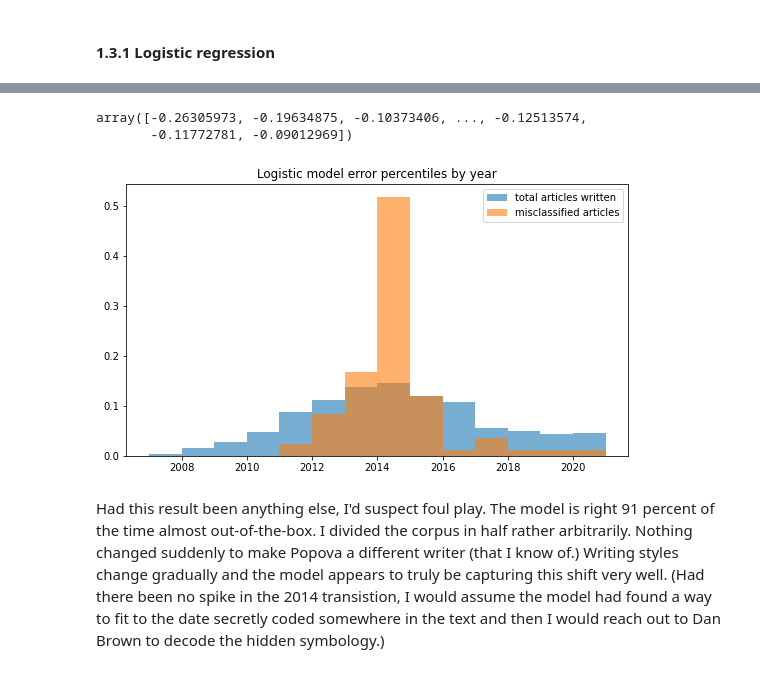
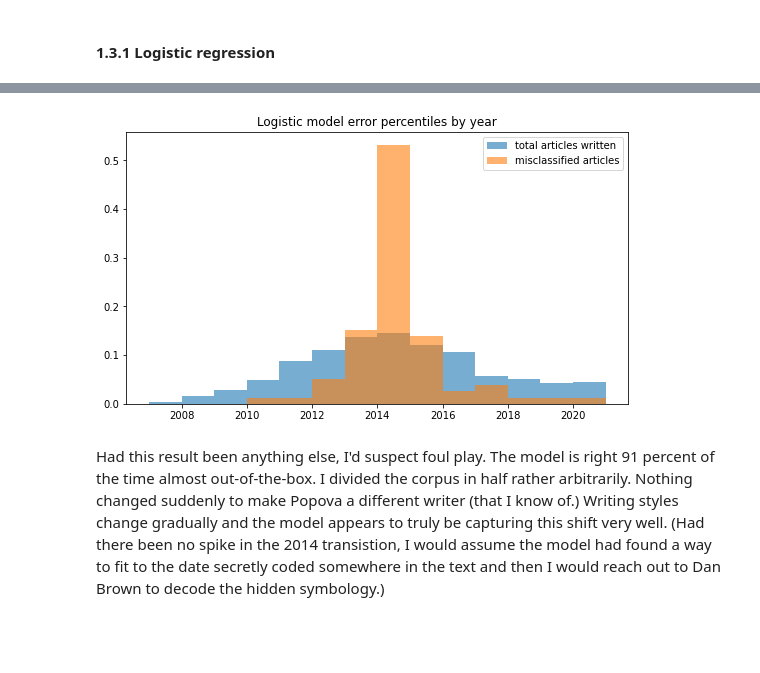
Before and after one commit to konstanzer/brainpickings-nlp, a Jupyter notebook: my_nlp.ipynb, the cells around one changed output, grey strips where cells are left out. Drawn from its saved outputs; the diff is of its cells as text; code cells hidden in the pictures; blank space fills up the shorter version.

```diff
--- a/my_nlp.ipynb
+++ b/my_nlp.ipynb
@@ -65,18 +67,14 @@ df2=df2.reset_index(drop=True)
 # %%
-#the corpus includes all articles including titles
-documents = df2.title + df2.content
+#the corpus will include articles and their titles
+documents = df.title + df.content
-# %%
-#cleaning
-documents = documents.str.lower()
-documents = documents.str.replace(',','') # this keeps numbers together
-documents = documents.str.replace('[^\w\s]',' ') # apostrophes divide a word, which works with nltk.stopwords
 # %% [markdown]
 ### 1.2 Feature Extraction with Tf-Idf vectorizer
 # %%
 TFIDF = TfidfVectorizer(strip_accents="unicode",
-                             min_df=75, #this makes like 3 fewer errors than the 25000 vocab model
-                             max_df=.75,
-                             stop_words='english') #ngram_range=(1,2)
+                        min_df=70,
+                        max_df=.70,
+                        stop_words='english',
+                        ngram_range=(1,2))
 X = TFIDF.fit_transform(documents)
 X
 # %% [output]
@@ -93,5 +95,8 @@ y = df2.early
 # %% [markdown]
 ### 1.3 Modeling
+# %%
+X = StandardScaler().fit_transform(X.todense())
+y = df.early
 # %%
 X_train, X_test, y_train, y_test = train_test_split(X, y, test_size=0.2,
                                                     stratify=y, random_state=36)
@@ -137,9 +162,3 @@ array([  1,   5,  22,  33,  35,  45,  50,  51,  71,  77,  89, 106, 107,
-# %%
-X_errors = X_test[errors]
-X_errors[9]
-# %% [output]
-array([-0.26305973, -0.19634875, -0.10373406, ..., -0.12513574,
-       -0.11772781, -0.09012969])
 # %%
 errors_ix=[]
 #this finally worked, phew
@@ -149,15 +168,15 @@ for ix, x1 in enumerate(X):
             errors_ix.append(ix)
 # %%
 #yeah! errorframe
-error_df = df2.iloc[errors_ix]
+error_df = df.iloc[errors_ix]
 
 f,ax = plt.subplots(figsize=(9,5))
-ax.hist(df2.date.dt.year, alpha=.6, density=True, bins=14, label="total articles written")
-ax.hist(error_df.date.dt.year, alpha=.6, density=True, bins=10, label="misclassified articles")
+ax.hist(df.date.dt.year, alpha=.6, density=True, bins=14, label="total articles written")
+ax.hist(error_df.date.dt.year, alpha=.6, density=True, bins=11, label="misclassified articles")
 ax.set_title("Logistic model error percentiles by year")
 ax.legend();
 # %% [output]
-[figure, old version]
+[figure, new version]
 # %% [markdown]
 Had this result been anything else, I'd suspect foul play. The model is right 91 percent of the time almost out-of-the-box. I divided the corpus in half rather arbitrarily. Nothing changed suddenly to make Popova a different writer (that I know of.) Writing styles change gradually and the model appears to truly be capturing this shift very well. (Had there been no spike in the 2014 transistion, I would assume the model had found a way to fit to the date secretly coded somewhere in the text and then I would reach out to Dan Brown to decode the hidden symbology.)
 # %% [markdown]
```
Also changed, not shown: parts of 35 cells of this notebook, 3 other files.
